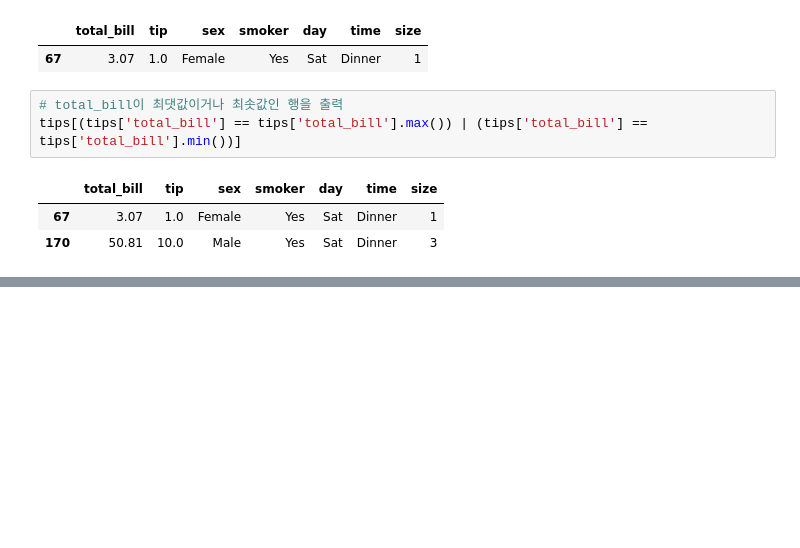
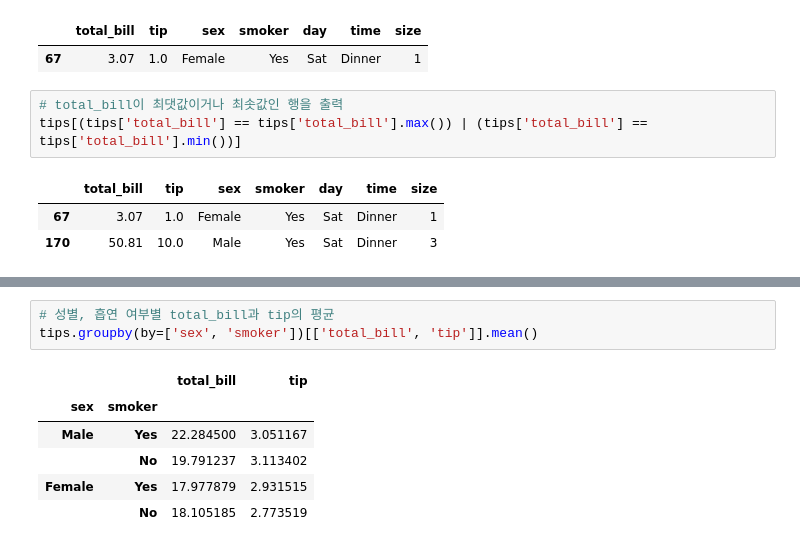
Before and after one commit to sejinseo/Itwill_Python, a Jupyter notebook: py20_DataFrame.ipynb, the cells around one changed output, grey strips where cells are left out. Saved outputs shown, nothing was run; the diff lists cells and outputs as text; blank space fills up the shorter version.

```diff
--- a/py20_DataFrame.ipynb
+++ b/py20_DataFrame.ipynb
@@ -143,0 +246,10 @@ tips[(tips['total_bill'] == tips['total_bill'].max()) | (tips['total_bill'] == t
+# %%
+# 성별, 흡연 여부별 total_bill과 tip의 평균
+tips.groupby(by=['sex', 'smoker'])[['total_bill', 'tip']].mean()
+# %% [output]
+|  |  | total_bill | tip |
+| sex | smoker |  |  |
+| Male | Yes | 22.284500 | 3.051167 |
+|  | No | 19.791237 | 3.113402 |
+| Female | Yes | 17.977879 | 2.931515 |
+|  | No | 18.105185 | 2.773519 |
```
Also changed, not shown: parts of 23 cells of this notebook.
